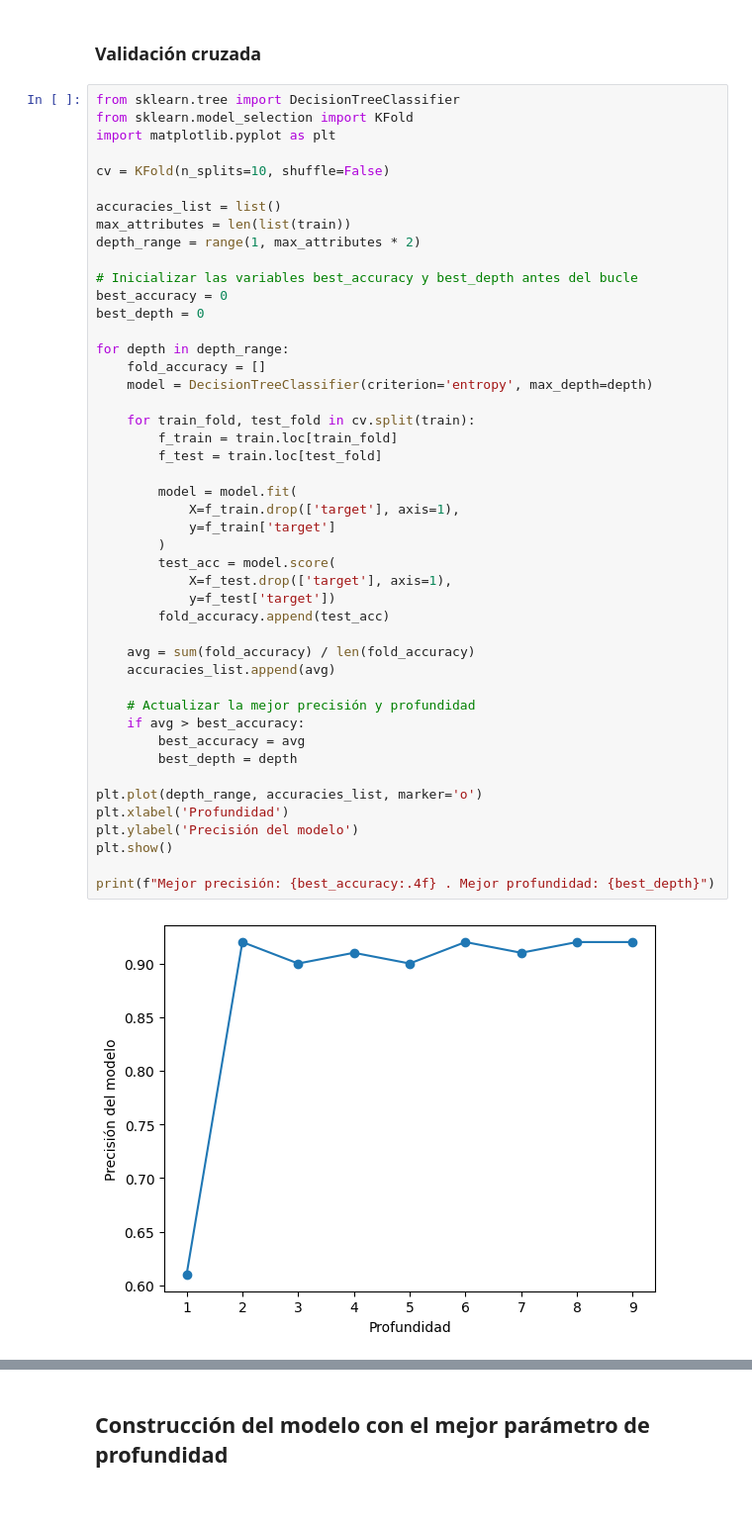
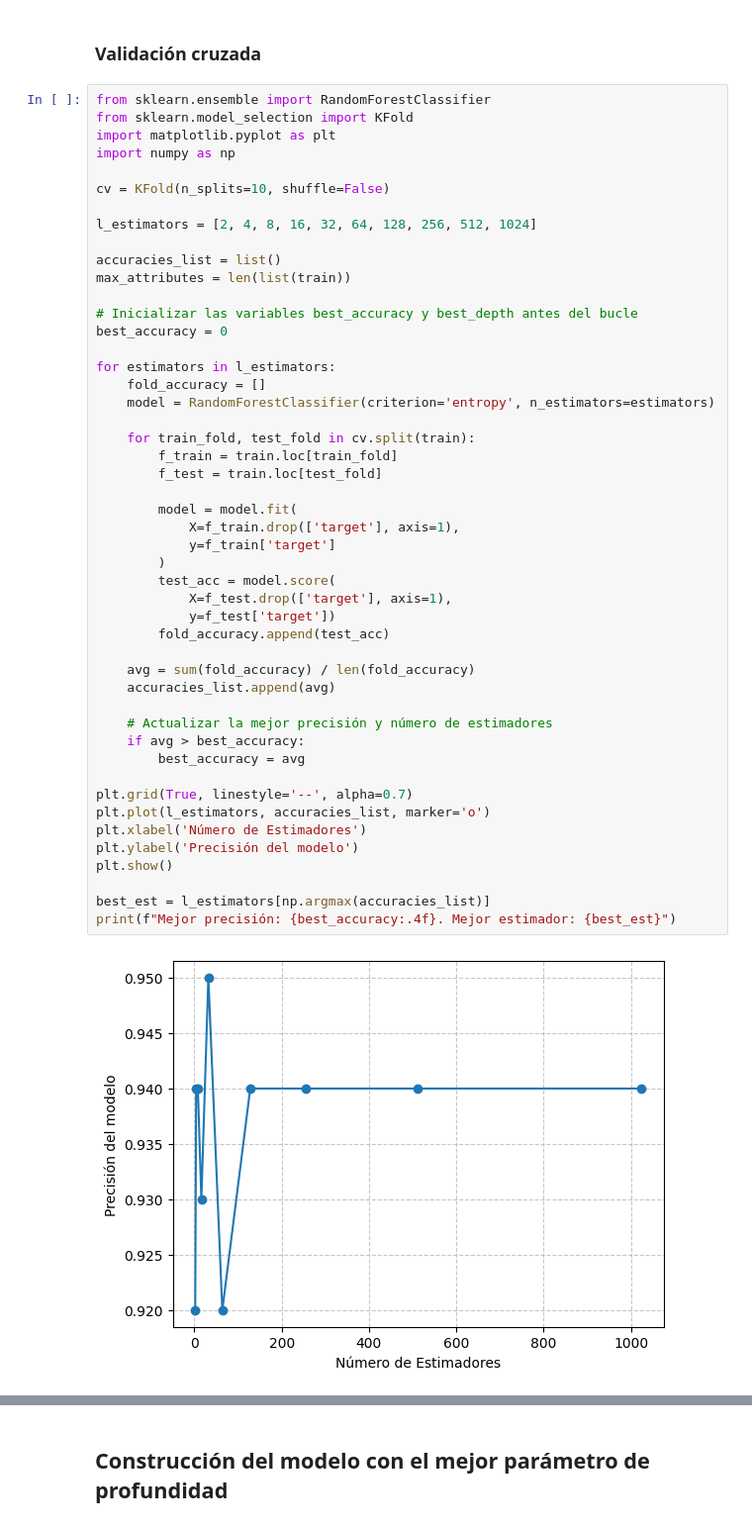
Before and after one commit to viorbe20/ai-machine-learning, a Jupyter notebook: decision-trees-exercises/decision-trees-ex-2/iris_classification_random_forest.ipynb, the cells around one changed output, grey strips where cells are left out. Shown at 99% size. Saved outputs shown, nothing was run; the diff lists cells and outputs as text.

Commit message:
add iris random forest

```diff
--- a/decision-trees-exercises/decision-trees-ex-2/iris_classification_random_forest.ipynb
+++ b/decision-trees-exercises/decision-trees-ex-2/iris_classification_random_forest.ipynb
@@ -97,50 +135,52 @@ sns.pairplot(df_iris, palette='viridis', hue='target')
 # %% [markdown]
 ### Validación cruzada
 # %%
-from sklearn.tree import DecisionTreeClassifier
+from sklearn.ensemble import RandomForestClassifier
 from sklearn.model_selection import KFold
 import matplotlib.pyplot as plt
+import numpy as np
 
 cv = KFold(n_splits=10, shuffle=False)
 
+l_estimators = [2, 4, 8, 16, 32, 64, 128, 256, 512, 1024]
+
 accuracies_list = list()
 max_attributes = len(list(train))
-depth_range = range(1, max_attributes * 2)
 
 # Inicializar las variables best_accuracy y best_depth antes del bucle
 best_accuracy = 0
-best_depth = 0
 
-for depth in depth_range:
+for estimators in l_estimators:
     fold_accuracy = []
-    model = DecisionTreeClassifier(criterion='entropy', max_depth=depth)
+    model = RandomForestClassifier(criterion='entropy', n_estimators=estimators)
 
     for train_fold, test_fold in cv.split(train):
         f_train = train.loc[train_fold]
         f_test = train.loc[test_fold]
 
         model = model.fit(
             X=f_train.drop(['target'], axis=1),
             y=f_train['target']
         )
         test_acc = model.score(
             X=f_test.drop(['target'], axis=1),
             y=f_test['target'])
         fold_accuracy.append(test_acc)
 
     avg = sum(fold_accuracy) / len(fold_accuracy)
     accuracies_list.append(avg)
 
-    # Actualizar la mejor precisión y profundidad
+    # Actualizar la mejor precisión y número de estimadores
     if avg > best_accuracy:
         best_accuracy = avg
-        best_depth = depth
 
-plt.plot(depth_range, accuracies_list, marker='o')
-plt.xlabel('Profundidad')
+plt.grid(True, linestyle='--', alpha=0.7)
+plt.plot(l_estimators, accuracies_list, marker='o')
+plt.xlabel('Número de Estimadores')
 plt.ylabel('Precisión del modelo')
 plt.show()
 
-print(f"Mejor precisión: {best_accuracy:.4f} . Mejor profundidad: {best_depth}")
+best_est = l_estimators[np.argmax(accuracies_list)]
+print(f"Mejor precisión: {best_accuracy:.4f}. Mejor estimador: {best_est}")
 # %% [output]
-[figure, old version]
+[figure, new version]
```
Also changed, not shown: parts of 14 cells of this notebook, 2 other files.
